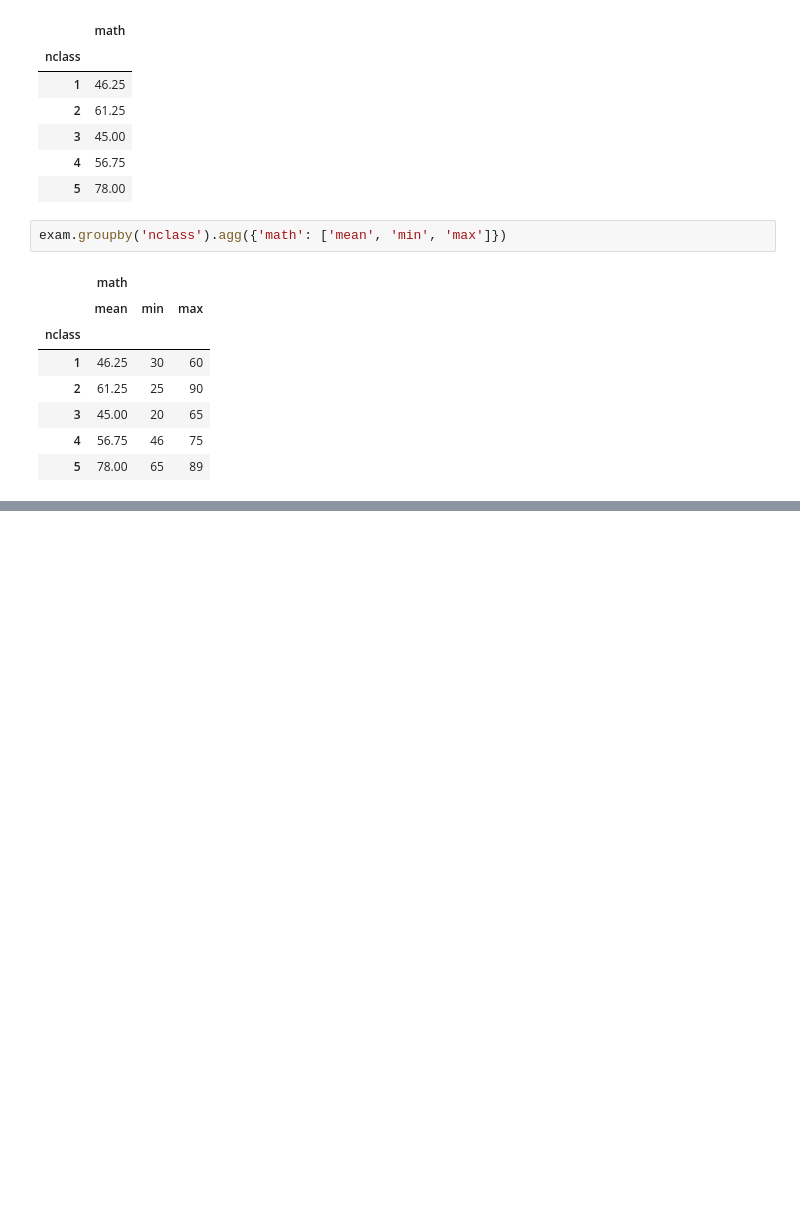
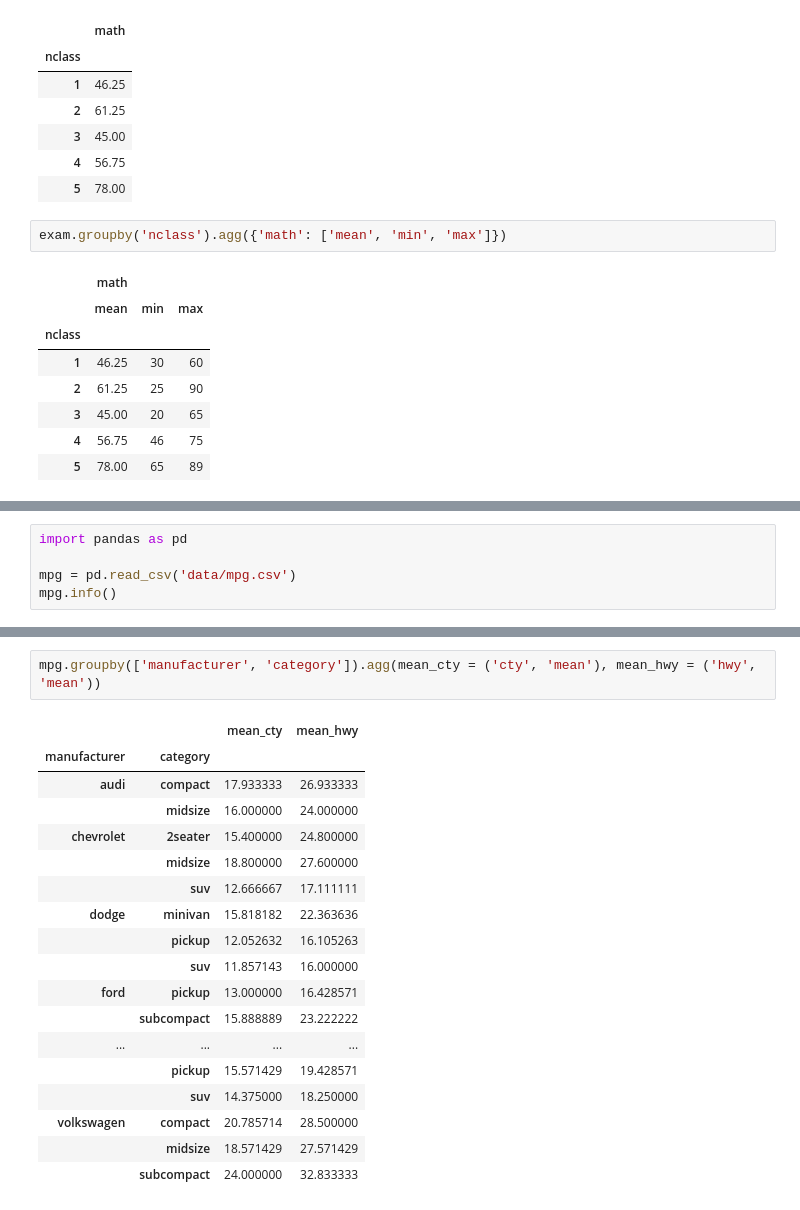
Before and after one commit to hyeonyeongjung/2024-1-my-BDA, a Jupyter notebook: inclass/05w_0402_tue_B_ch06_dataframe_group_merge.ipynb, the cells around one changed output, grey strips where cells are left out. Drawn from its saved outputs; the diff is of its cells as text; blank space fills up the shorter version.

```diff
--- a/inclass/05w_0402_tue_B_ch06_dataframe_group_merge.ipynb
+++ b/inclass/05w_0402_tue_B_ch06_dataframe_group_merge.ipynb
@@ -305,0 +455,5 @@ exam.groupby('nclass').agg({'math': ['mean', 'min', 'max']})
+# %%
+import pandas as pd
+
+mpg = pd.read_csv('data/mpg.csv')
+mpg.info()
@@ -305,0 +500,21 @@ exam.groupby('nclass').agg({'math': ['mean', 'min', 'max']})
+# %%
+mpg.groupby(['manufacturer', 'category']).agg(mean_cty = ('cty', 'mean'), mean_hwy = ('hwy', 'mean'))
+# %% [output]
+|  |  | mean_cty | mean_hwy |
+| manufacturer | category |  |  |
+| audi | compact | 17.933333 | 26.933333 |
+|  | midsize | 16.000000 | 24.000000 |
+| chevrolet | 2seater | 15.400000 | 24.800000 |
+|  | midsize | 18.800000 | 27.600000 |
+|  | suv | 12.666667 | 17.111111 |
+| dodge | minivan | 15.818182 | 22.363636 |
+|  | pickup | 12.052632 | 16.105263 |
+|  | suv | 11.857143 | 16.000000 |
+| ford | pickup | 13.000000 | 16.428571 |
+|  | subcompact | 15.888889 | 23.222222 |
+| ... | ... | ... | ... |
+|  | pickup | 15.571429 | 19.428571 |
+|  | suv | 14.375000 | 18.250000 |
+| volkswagen | compact | 20.785714 | 28.500000 |
+|  | midsize | 18.571429 | 27.571429 |
+|  | subcompact | 24.000000 | 32.833333 |
```
Also changed, not shown: parts of 70 cells of this notebook.
